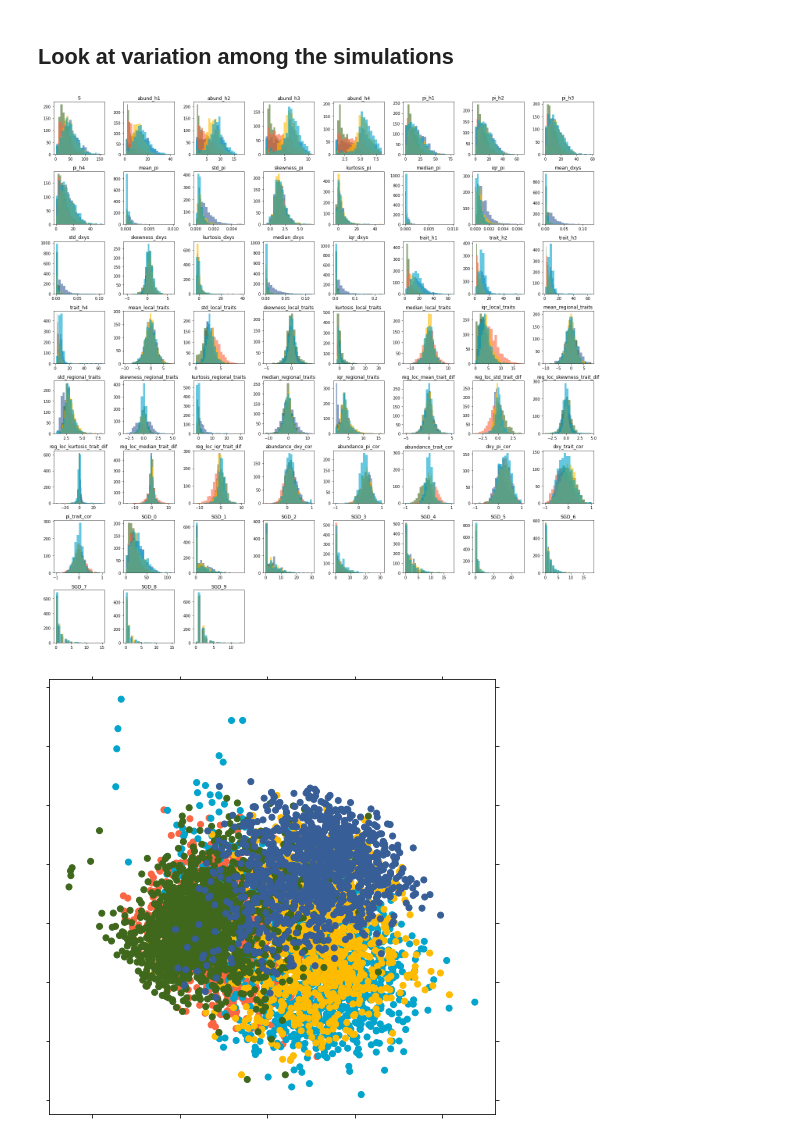
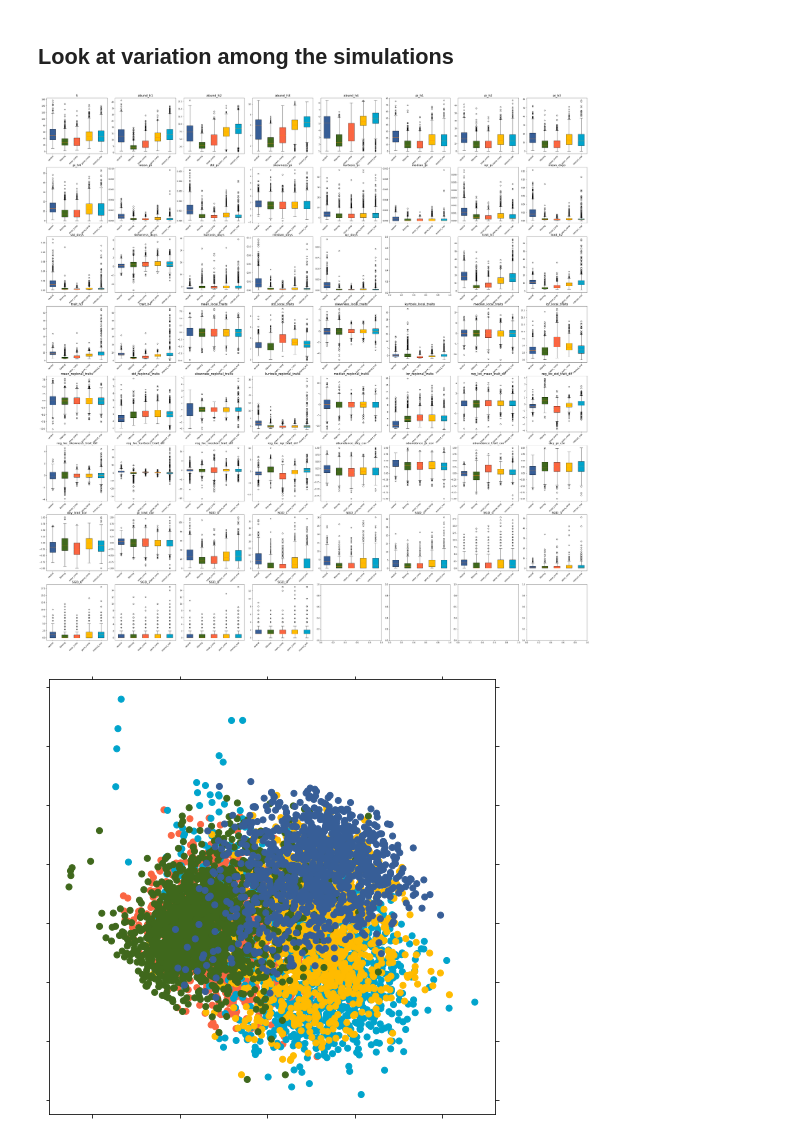
Before and after one commit to messDiv/MESS, a Jupyter notebook: MESS-interaction-simulation-plotting.ipynb, the cells around one changed output. Cells and saved outputs as stored; diff of their text form; code cells hidden in the pictures.

Commit message:
boxplots

```diff
--- a/MESS-interaction-simulation-plotting.ipynb
+++ b/MESS-interaction-simulation-plotting.ipynb
@@ -23,9 +23,9 @@ The autoreload extension is already loaded. To reload it, use:
 ## Look at variation among the simulations
 # %%
 SIMOUT='./SIMOUT_total.csv'
-_ = MESS.plotting.plot_simulations_hist(SIMOUT, nsims=50000, select=0.75, tol=0.05)
+_ = MESS.plotting.plot_simulations_boxplots(SIMOUT, nsims=50000, select=0.75, tol=0.05)
 # %% [output]
-[figure, old version]
+[figure, new version]
 # %%
 _ = MESS.plotting.plot_simulations_pca(SIMOUT, nsims=50000, select=0.95, tol=0.05)
 # %% [output]
```
Also changed, not shown: 2 other files.
